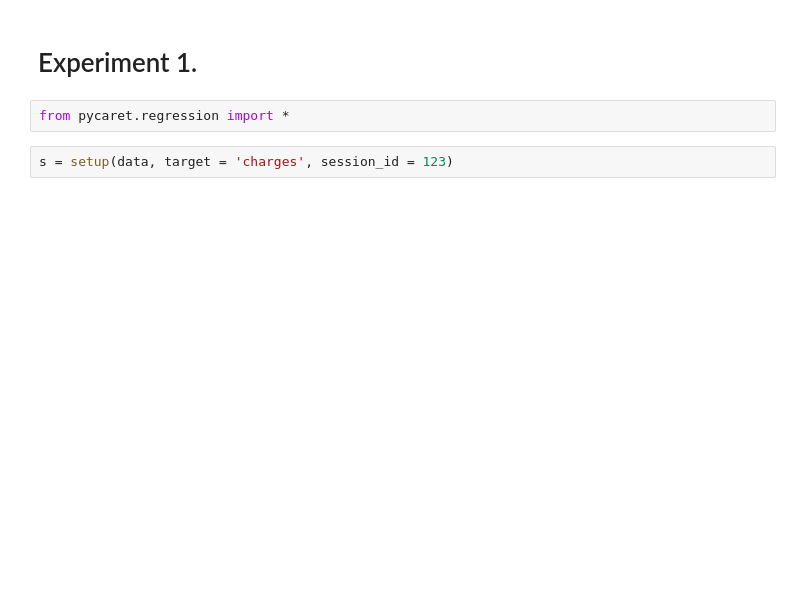
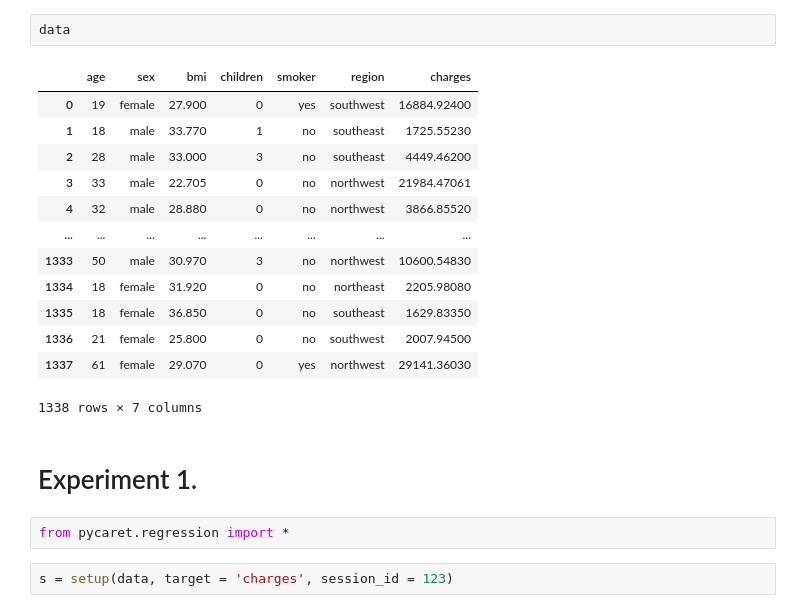
Before and after one commit to pepeto/pycaret-streamlit-heroku, a Jupyter notebook: Insurance - Model Training Notebook.ipynb, the cells around one changed output. Cells and saved outputs as stored; diff of their text form; blank space fills up the shorter version.

```diff
--- a/Insurance - Model Training Notebook.ipynb
+++ b/Insurance - Model Training Notebook.ipynb
@@ -3,6 +3,22 @@ from pycaret.datasets import get_data
 data = get_data('insurance')
 # %% [output]
 [interactive output not drawn]
+# %%
+data
+# %% [output]
+|  | age | sex | bmi | children | smoker | region | charges |
+| 0 | 19 | female | 27.900 | 0 | yes | southwest | 16884.92400 |
+| 1 | 18 | male | 33.770 | 1 | no | southeast | 1725.55230 |
+| 2 | 28 | male | 33.000 | 3 | no | southeast | 4449.46200 |
+| 3 | 33 | male | 22.705 | 0 | no | northwest | 21984.47061 |
+| 4 | 32 | male | 28.880 | 0 | no | northwest | 3866.85520 |
+| ... | ... | ... | ... | ... | ... | ... | ... |
+| 1333 | 50 | male | 30.970 | 3 | no | northwest | 10600.54830 |
+| 1334 | 18 | female | 31.920 | 0 | no | northeast | 2205.98080 |
+| 1335 | 18 | female | 36.850 | 0 | no | southeast | 1629.83350 |
+| 1336 | 21 | female | 25.800 | 0 | no | southwest | 2007.94500 |
+| 1337 | 61 | female | 29.070 | 0 | yes | northwest | 29141.36030 |
+1338 rows × 7 columns
 # %% [markdown]
 # Experiment 1.
 # %%
```
Also changed, not shown: parts of 4 cells of this notebook, 1 other file.
